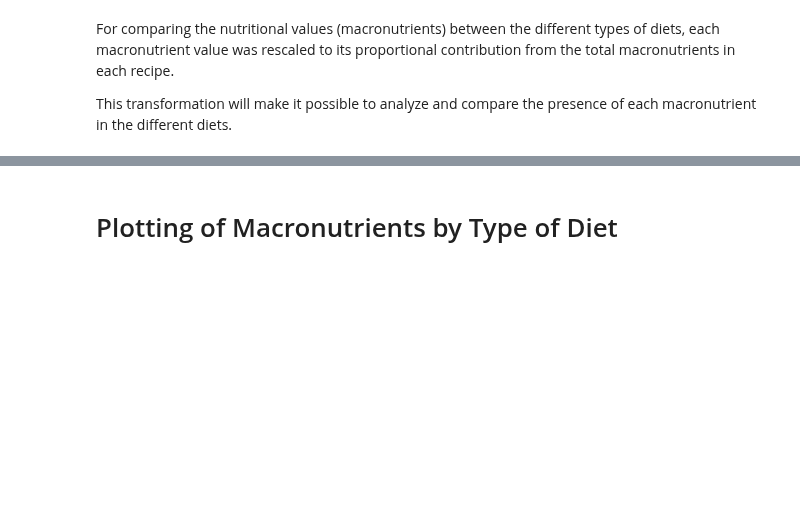
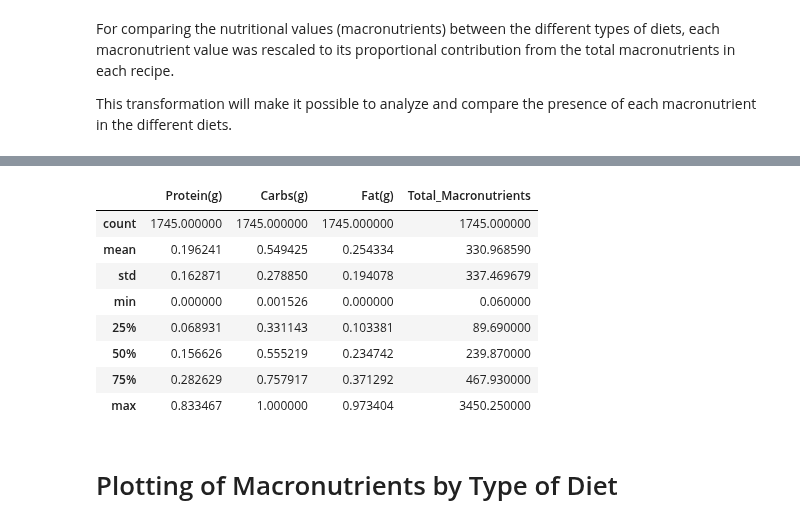
Before and after one commit to alexisuaguilaru/Analysis_Nutritional_Information, a Jupyter notebook: StatisticalAnalysis/ExploratoryDataAnalysis.ipynb, the cells around one changed output, grey strips where cells are left out. Drawn from its saved outputs; the diff is of its cells as text; code cells hidden in the pictures; blank space fills up the shorter version.

```diff
--- a/StatisticalAnalysis/ExploratoryDataAnalysis.ipynb
+++ b/StatisticalAnalysis/ExploratoryDataAnalysis.ipynb
@@ -64,3 +80,15 @@ for macronutrient in Macronutrients:
+# %%
+Diets_Dataset.query("Diet_type == 'dash'").describe()
+# %% [output]
+|  | Protein(g) | Carbs(g) | Fat(g) | Total_Macronutrients |
+| count | 1745.000000 | 1745.000000 | 1745.000000 | 1745.000000 |
+| mean | 0.196241 | 0.549425 | 0.254334 | 330.968590 |
+| std | 0.162871 | 0.278850 | 0.194078 | 337.469679 |
+| min | 0.000000 | 0.001526 | 0.000000 | 0.060000 |
+| 25% | 0.068931 | 0.331143 | 0.103381 | 89.690000 |
+| 50% | 0.156626 | 0.555219 | 0.234742 | 239.870000 |
+| 75% | 0.282629 | 0.757917 | 0.371292 | 467.930000 |
+| max | 0.833467 | 1.000000 | 0.973404 | 3450.250000 |
 # %% [markdown]
 # Plotting of Macronutrients by Type of Diet
 # %% [markdown]
```
Also changed, not shown: parts of 13 cells of this notebook.
